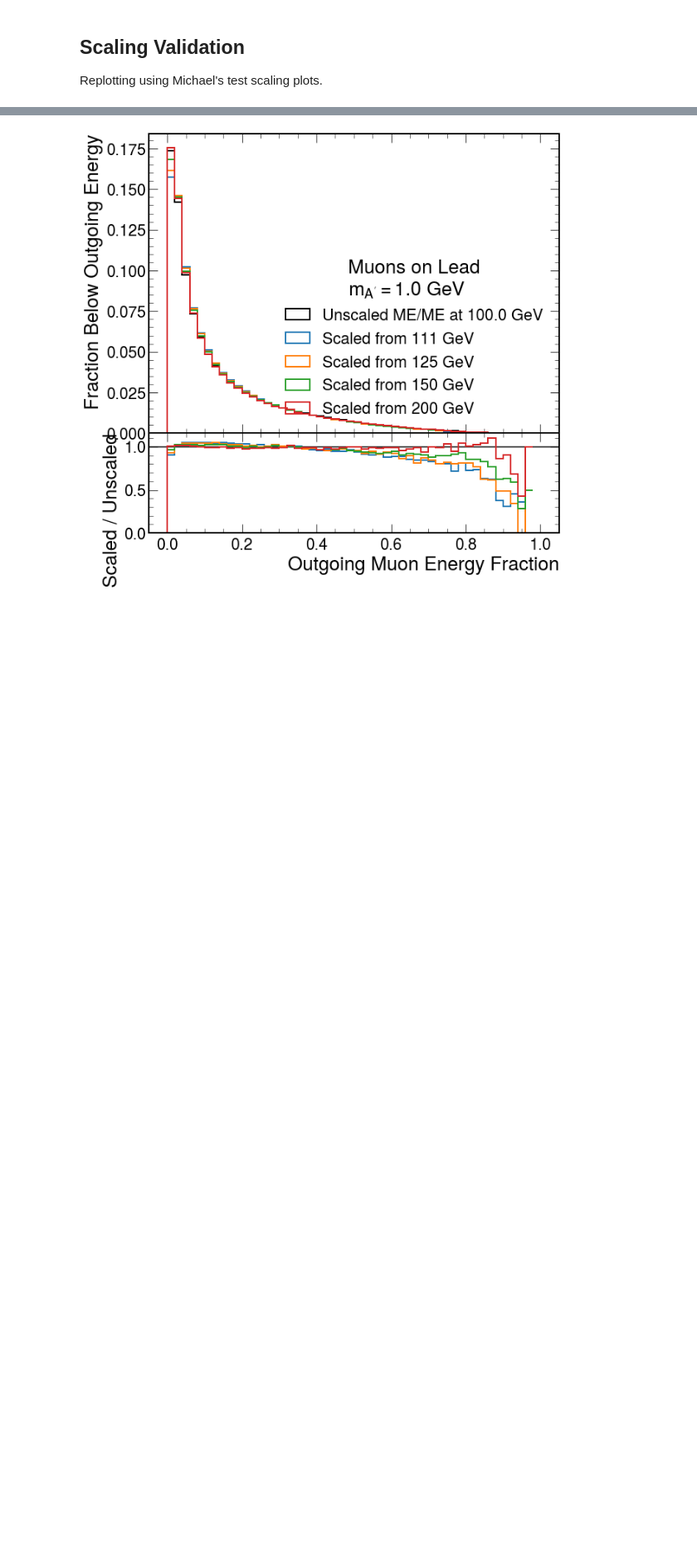
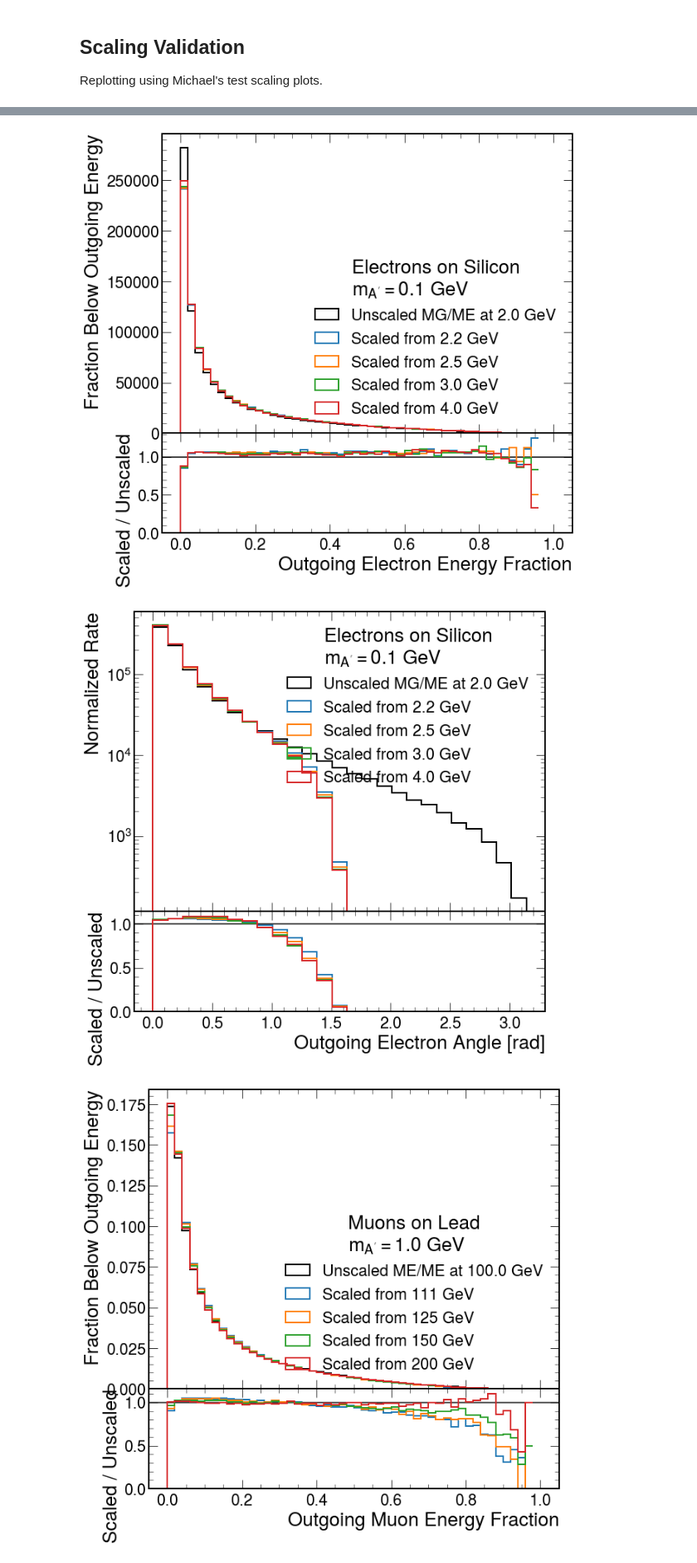
Before and after one commit to tomeichlersmith/ldmx-sim-technique, a Jupyter notebook: ana/plot-dev.ipynb, the cells around one changed output, grey strips where cells are left out. Shown at 83% size. Saved outputs shown, nothing was run; the diff lists cells and outputs as text; code cells hidden in the pictures; blank space fills up the shorter version.

```diff
--- a/ana/plot-dev.ipynb
+++ b/ana/plot-dev.ipynb
@@ -207,3 +154,8 @@ scaling_validation(el_Cu, 'Electron' , 'Electrons on Copper\n$m_{A\'} = 0.1$ GeV
+# %%
+scaling_validation(el_Si, 'Electron', 'Electrons on Silicon\n$m_{A\'} = 0.1$ GeV', 2.)
+# %% [output]
+[figure, added]
+[figure, added]
 # %%
 scaling_validation(mu_Pb, 'Muon' , 'Muons on Lead\n$m_{A\'} = 1.0$ GeV', 100.)
 # %% [output]
```
Also changed, not shown: parts of 2 cells of this notebook, 1 other file.
